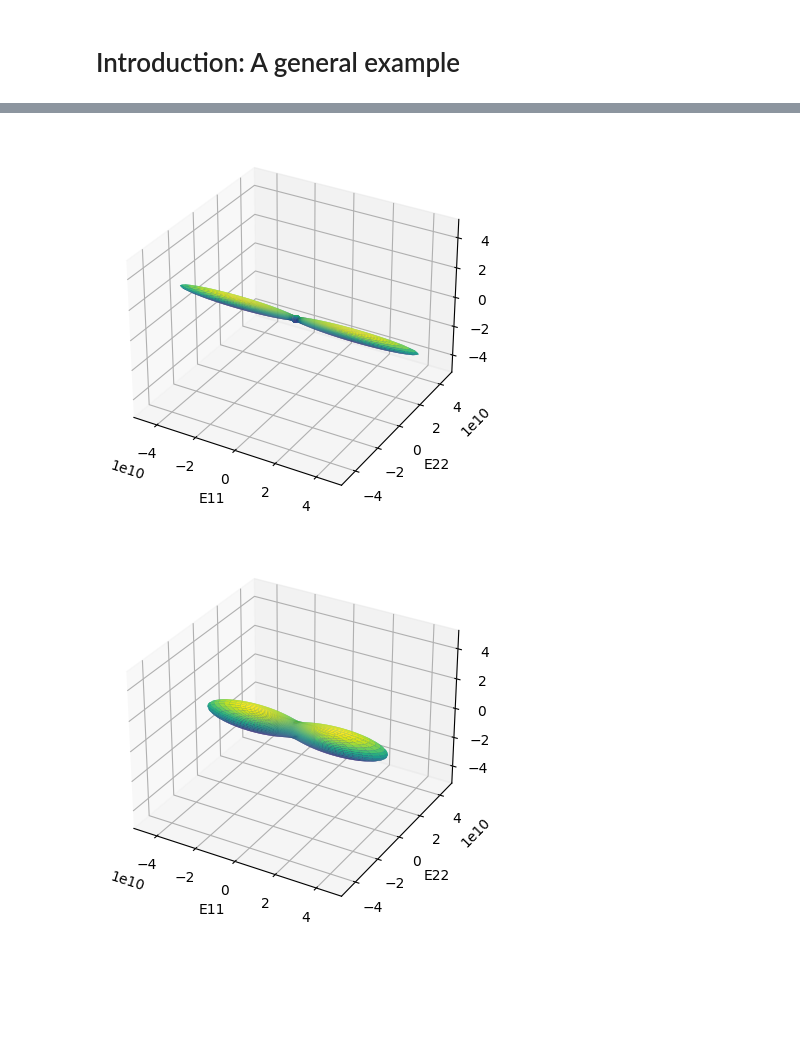
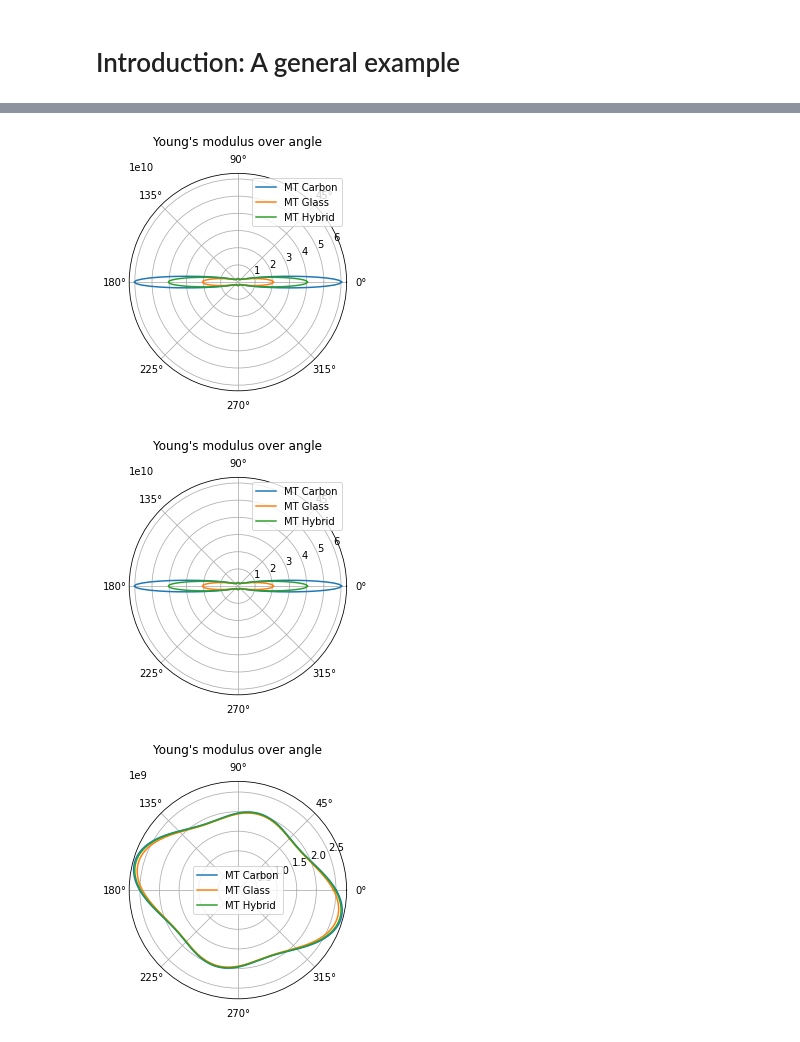
Before and after one commit to Extraweich/homopy, a Jupyter notebook: examples/Introduction.ipynb, the cells around one changed output, grey strips where cells are left out. Cells and saved outputs as stored; diff of their text form; code cells hidden in the pictures; blank space fills up the shorter version.

Commit message:
Added Orthotropy as symmetry class, enabled slicing for polar plot with different orientation and updated docs

```diff
--- a/examples/Introduction.ipynb
+++ b/examples/Introduction.ipynb
@@ -50,6 +39,8 @@ from fiberoripy.closures import (
     linear_closure,
     quadratic_closure,
 )
+
+plotter = ElasticPlot(USEVOIGT=False)  # we highly recommend using USEVOIGT=False
 
 # define arbitrary orientation tensor of 2nd order
 N2 = np.zeros((3, 3))
@@ -68,13 +59,34 @@ s_eff_carbon_ave = np.linalg.inv(c_eff_carbon_ave)
 plotter.plot_E_body(
     c_eff_carbon, 400, 200, [5e10, 5e10, 5e10], rcount=500, ccount=500
 )  # rcount and ccount should be larger than default
-# and averaged reinforcement
+# ... and averaged reinforcement
 plotter.plot_E_body(
     c_eff_carbon_ave, 400, 200, [5e10, 5e10, 5e10], rcount=200, ccount=200
 )
 # %% [output]
-[figure, old version]
+[figure, new version]
-[figure, removed]
+# %%
+# if only a slice within a cutting plane should be visualized, use the polar plot function
+# the default cutting plane is defined by the normal = [0,0,1]
+
+pC = plotter.polar_plot_E_body(c_eff_carbon, 400, plot=False)
+pG = plotter.polar_plot_E_body(c_eff_glass, 400, plot=False)
+pH = plotter.polar_plot_E_body(c_eff_hybrid, 400, plot=False)
+
+plotter.polar_plot([pC + ("MT Carbon",), pG + ("MT Glass",), pH + ("MT Hybrid",)])
+
+# other normals can be defined
+
+normal = np.array([1,1,1])
+
+pC_angled = plotter.polar_plot_E_body(c_eff_carbon, 400, normal=normal, plot=False)
+pG_angled  = plotter.polar_plot_E_body(c_eff_glass, 400, normal=normal, plot=False)
+pH_angled  = plotter.polar_plot_E_body(c_eff_hybrid, 400, normal=normal, plot=False)
+
+plotter.polar_plot([pC_angled + ("MT Carbon",), pG_angled + ("MT Glass",), pH_angled + ("MT Hybrid",)])
+# %% [output]
+[figure, added]
+[figure, added]
 # %%
 # Halpin-Tsai
 
```
Also changed, not shown: parts of 2 cells of this notebook, 46 other files.
